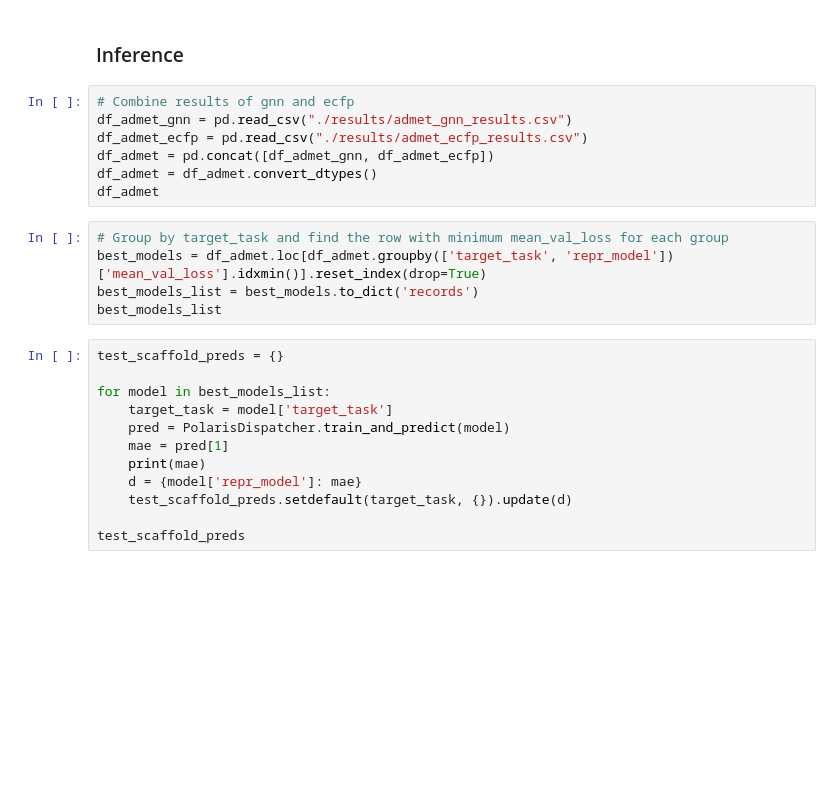
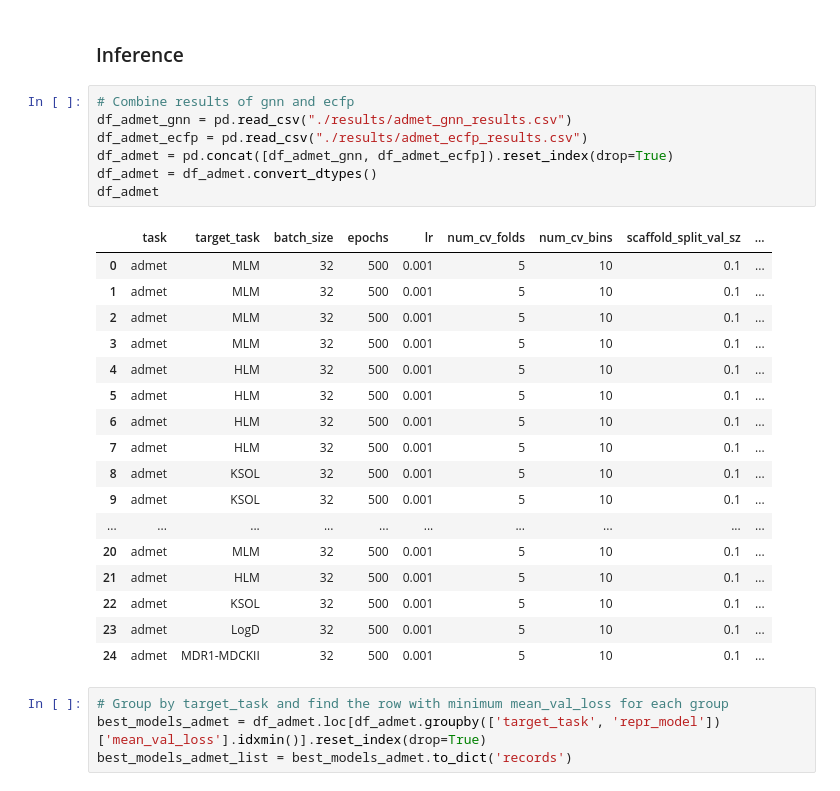
Before and after one commit to aehrlich1/ximp, a Jupyter notebook: data_evaluation.ipynb, the cells around one changed output. Drawn from its saved outputs; the diff is of its cells as text; blank space fills up the shorter version.

```diff
--- a/data_evaluation.ipynb
+++ b/data_evaluation.ipynb
@@ -141,24 +182,29 @@ sns.displot(data=test_scaffold.y, kde=True, legend=False).set_xlabels(target_tas
 # %%
 # Combine results of gnn and ecfp
 df_admet_gnn = pd.read_csv("./results/admet_gnn_results.csv")
 df_admet_ecfp = pd.read_csv("./results/admet_ecfp_results.csv")
-df_admet = pd.concat([df_admet_gnn, df_admet_ecfp])
+df_admet = pd.concat([df_admet_gnn, df_admet_ecfp]).reset_index(drop=True)
 df_admet = df_admet.convert_dtypes()
 df_admet
+# %% [output]
+|  | task | target_task | batch_size | epochs | lr | num_cv_folds | num_cv_bins | scaffold_split_val_sz | ... |
+| 0 | admet | MLM | 32 | 500 | 0.001 | 5 | 10 | 0.1 | ... |
+| 1 | admet | MLM | 32 | 500 | 0.001 | 5 | 10 | 0.1 | ... |
+| 2 | admet | MLM | 32 | 500 | 0.001 | 5 | 10 | 0.1 | ... |
+| 3 | admet | MLM | 32 | 500 | 0.001 | 5 | 10 | 0.1 | ... |
+| 4 | admet | HLM | 32 | 500 | 0.001 | 5 | 10 | 0.1 | ... |
+| 5 | admet | HLM | 32 | 500 | 0.001 | 5 | 10 | 0.1 | ... |
+| 6 | admet | HLM | 32 | 500 | 0.001 | 5 | 10 | 0.1 | ... |
+| 7 | admet | HLM | 32 | 500 | 0.001 | 5 | 10 | 0.1 | ... |
+| 8 | admet | KSOL | 32 | 500 | 0.001 | 5 | 10 | 0.1 | ... |
+| 9 | admet | KSOL | 32 | 500 | 0.001 | 5 | 10 | 0.1 | ... |
+| ... | ... | ... | ... | ... | ... | ... | ... | ... | ... |
+| 20 | admet | MLM | 32 | 500 | 0.001 | 5 | 10 | 0.1 | ... |
+| 21 | admet | HLM | 32 | 500 | 0.001 | 5 | 10 | 0.1 | ... |
+| 22 | admet | KSOL | 32 | 500 | 0.001 | 5 | 10 | 0.1 | ... |
+| 23 | admet | LogD | 32 | 500 | 0.001 | 5 | 10 | 0.1 | ... |
+| 24 | admet | MDR1-MDCKII | 32 | 500 | 0.001 | 5 | 10 | 0.1 | ... |
-# %%
-# Group by target_task and find the row with minimum mean_val_loss for each group
-best_models = df_admet.loc[df_admet.groupby(['target_task', 'repr_model'])['mean_val_loss'].idxmin()].reset_index(drop=True)
-best_models_list = best_models.to_dict('records')
-best_models_list
-# %%
-test_scaffold_preds = {}
-
-for model in best_models_list:
-    target_task = model['target_task']
-    pred = PolarisDispatcher.train_and_predict(model)
-    mae = pred[1]
-    print(mae)
-    d = {model['repr_model']: mae}
-    test_scaffold_preds.setdefault(target_task, {}).update(d)
-
-test_scaffold_preds
+# %%
+# Group by target_task and find the row with minimum mean_val_loss for each group
+best_models_admet = df_admet.loc[df_admet.groupby(['target_task', 'repr_model'])['mean_val_loss'].idxmin()].reset_index(drop=True)
+best_models_admet_list = best_models_admet.to_dict('records')
```
Also changed, not shown: parts of 19 cells of this notebook, 1 other file.
